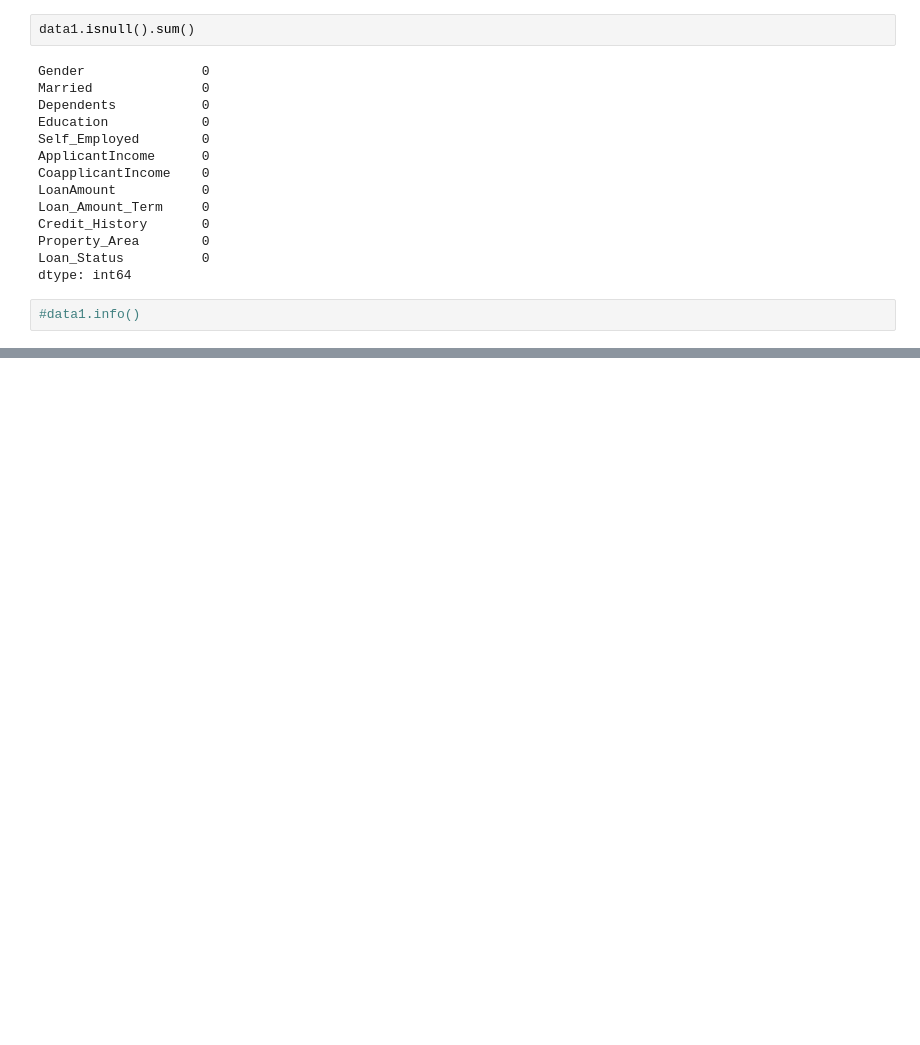
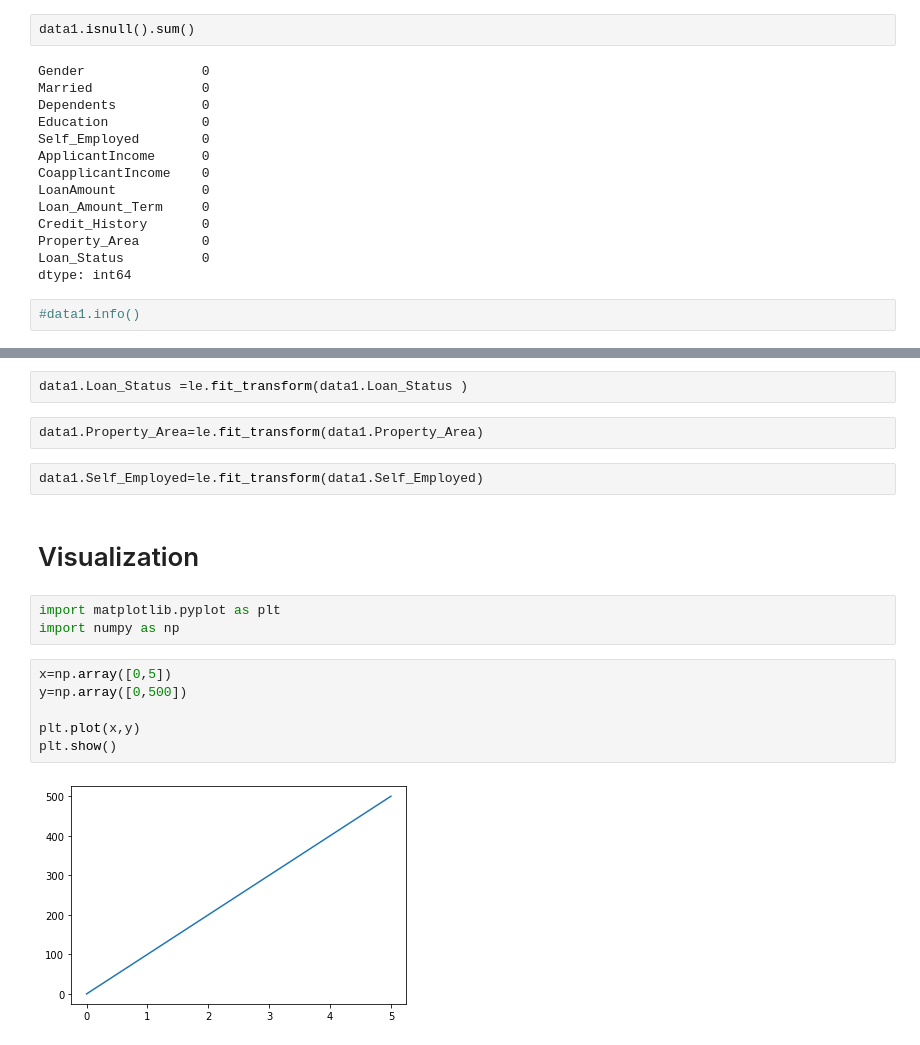
Before and after one commit to nishanavnathnikam/edu-python, a Jupyter notebook: Libraries For ML.ipynb, the cells around one changed output, grey strips where cells are left out. Saved outputs shown, nothing was run; the diff lists cells and outputs as text; blank space fills up the shorter version.

```diff
--- a/Libraries For ML.ipynb
+++ b/Libraries For ML.ipynb
@@ -994,0 +1130,19 @@ dtype: int64
+# %%
+data1.Loan_Status =le.fit_transform(data1.Loan_Status )
+# %%
+data1.Property_Area=le.fit_transform(data1.Property_Area)
+# %%
+data1.Self_Employed=le.fit_transform(data1.Self_Employed)
+# %% [markdown]
+# Visualization
+# %%
+import matplotlib.pyplot as plt
+import numpy as np
+# %%
+x=np.array([0,5])
+y=np.array([0,500])
+
+plt.plot(x,y)
+plt.show()
+# %% [output]
+[figure, added]
```
Also changed, not shown: parts of 59 cells of this notebook, 4 other files.
